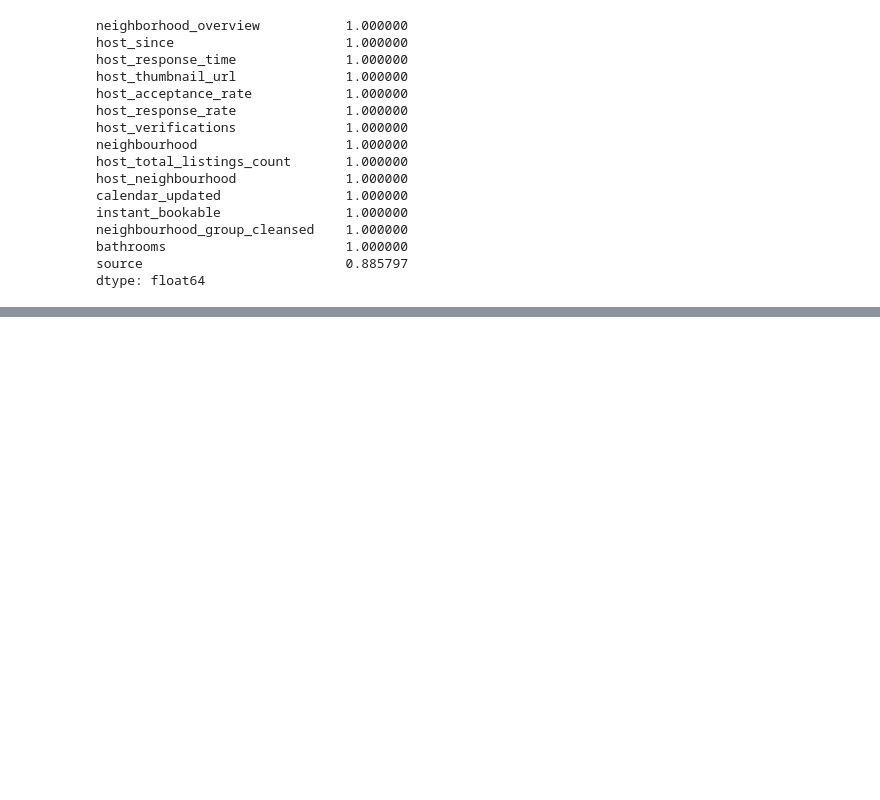
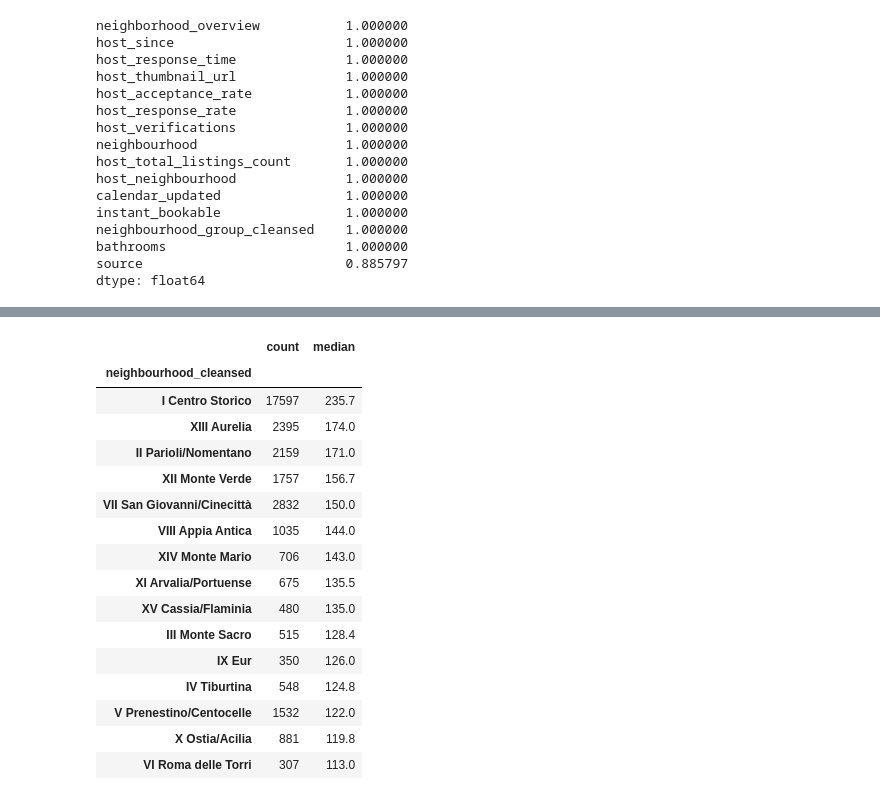
Before and after one commit to Mnuara/airbnb-rome-price, a Jupyter notebook: notebooks/01_eda.ipynb, the cells around one changed output, grey strips where cells are left out. Saved outputs shown, nothing was run; the diff lists cells and outputs as text; code cells hidden in the pictures; blank space fills up the shorter version.

```diff
--- a/notebooks/01_eda.ipynb
+++ b/notebooks/01_eda.ipynb
@@ -27,0 +122,23 @@ dtype: float64
+# %%
+(df_clean.groupby("neighbourhood_cleansed")["price"]
+         .agg(["count", "median"])
+         .sort_values("median", ascending=False)
+         .round(1))
+# %% [output]
+|  | count | median |
+| neighbourhood_cleansed |  |  |
+| I Centro Storico | 17597 | 235.7 |
+| XIII Aurelia | 2395 | 174.0 |
+| II Parioli/Nomentano | 2159 | 171.0 |
+| XII Monte Verde | 1757 | 156.7 |
+| VII San Giovanni/Cinecittà | 2832 | 150.0 |
+| VIII Appia Antica | 1035 | 144.0 |
+| XIV Monte Mario | 706 | 143.0 |
+| XI Arvalia/Portuense | 675 | 135.5 |
+| XV Cassia/Flaminia | 480 | 135.0 |
+| III Monte Sacro | 515 | 128.4 |
+| IX Eur | 350 | 126.0 |
+| IV Tiburtina | 548 | 124.8 |
+| V Prenestino/Centocelle | 1532 | 122.0 |
+| X Ostia/Acilia | 881 | 119.8 |
+| VI Roma delle Torri | 307 | 113.0 |
```
Also changed, not shown: parts of 10 cells of this notebook, 1 other file.
